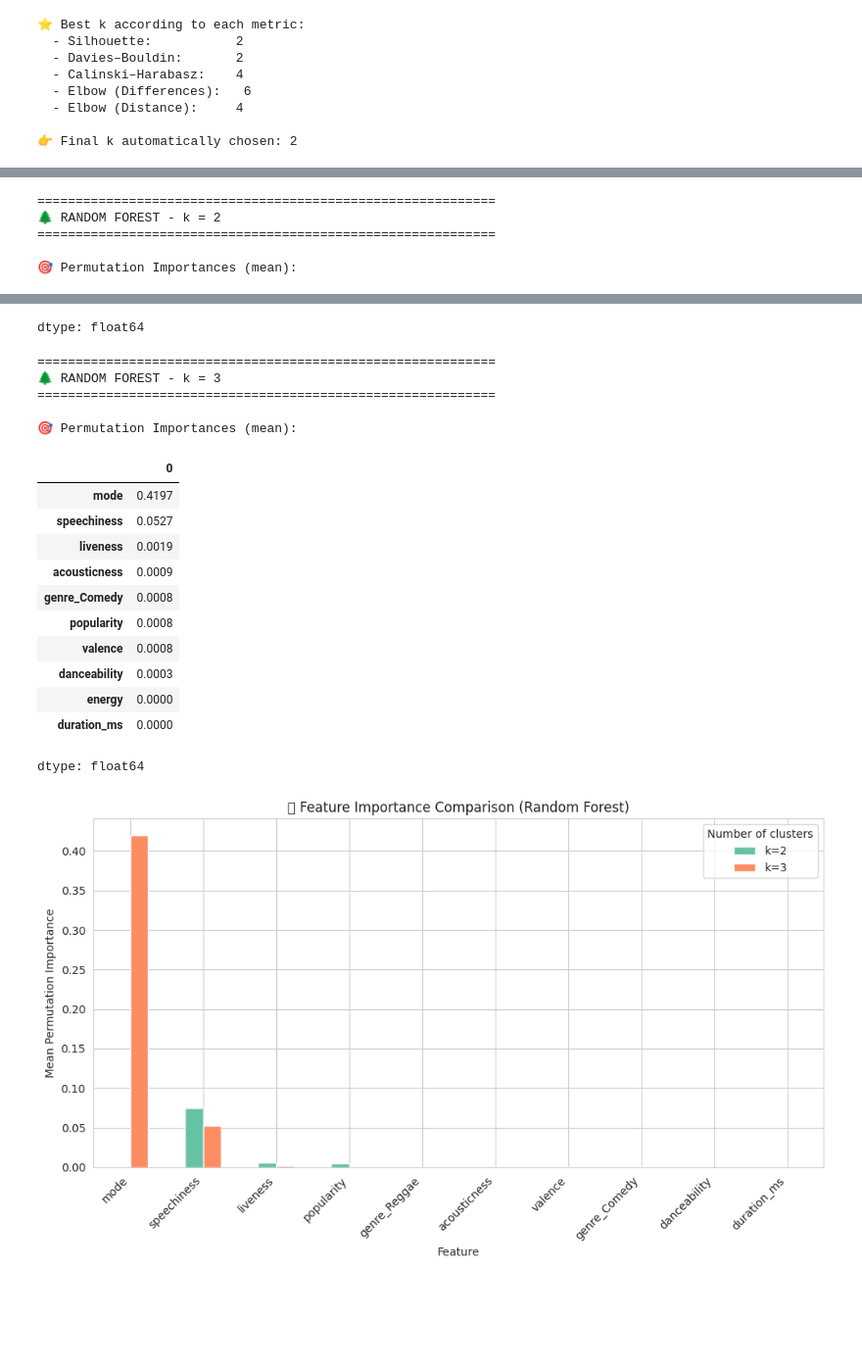
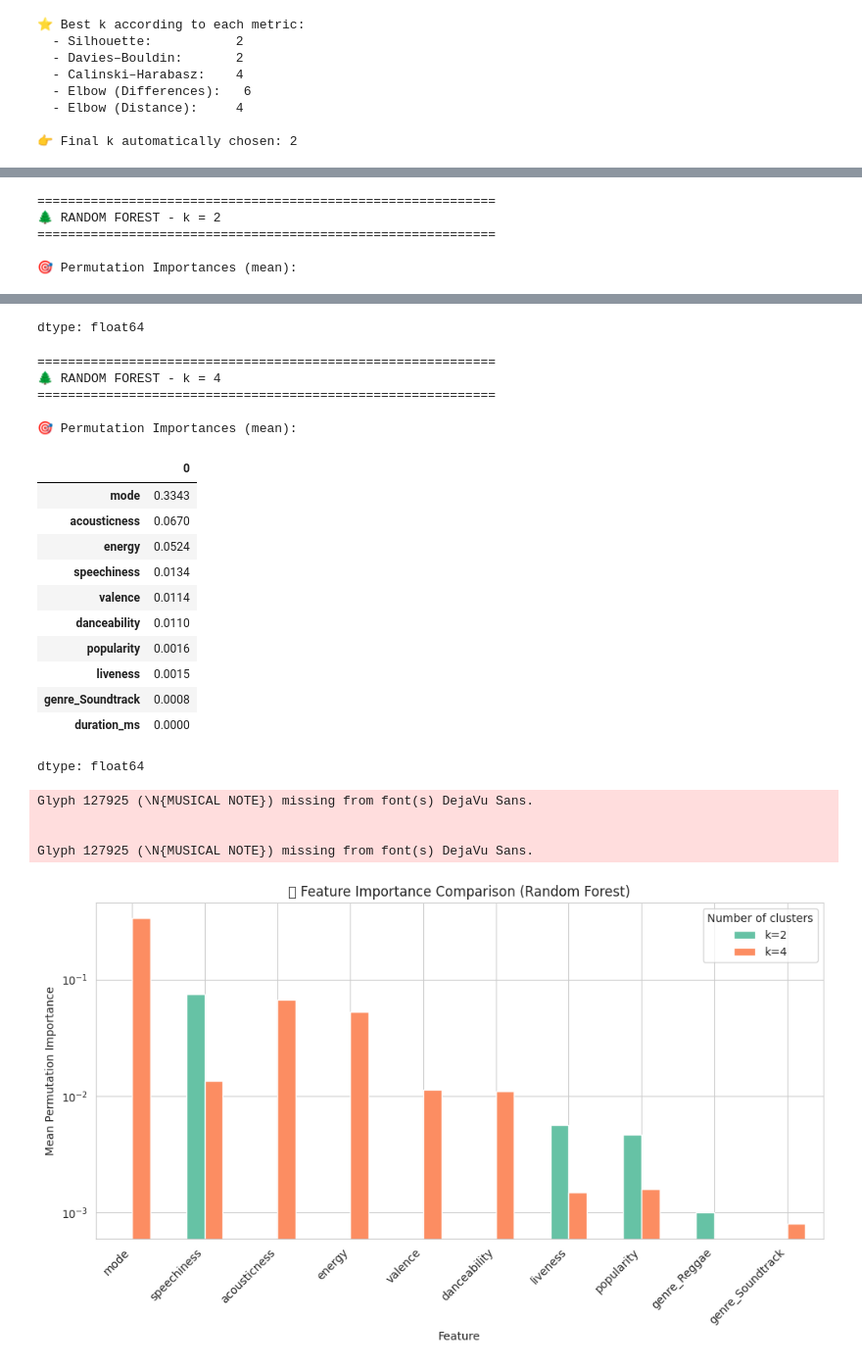
Before and after one commit to edgarcarlos/scientific-vis, a Jupyter notebook: assignment_1.ipynb, the cells around one changed output, grey strips where cells are left out. Shown at 98% size. Drawn from its saved outputs; the diff is of its cells as text; code cells hidden in the pictures; blank space fills up the shorter version.

```diff
--- a/assignment_1.ipynb
+++ b/assignment_1.ipynb
@@ -80,7 +98,7 @@ numeric_features = [
 ]
 
 
-
+X['genre_orig'] = X['genre'] # keep the original for chi-square
 # One-hot encoding for 'genre'
 X_cat = pd.get_dummies(X[categorical_features], prefix=categorical_features)
 
@@ -104,16 +122,15 @@ X_final = pd.concat(
 # Create a new X DataFrame containing only the numeric and one-hot encoded features
 X = pd.concat(
     [X[numeric_features + binary_features].reset_index(drop=True), # Use original numeric and binary features (now numeric)
-     X_cat.reset_index(drop=True)],
+     X_cat.reset_index(drop=True),
+     X['genre_orig'].reset_index(drop=True)],
     axis=1
 )
 
-
 print("\n✅ Dataset ready for clustering!")
 print("Final shape:", X_final.shape)
-print("First columns:", X_final.columns[:10].tolist())
+print("First columns:", X_final.columns[:15].tolist())
 print("\nShape of DataFrame X for visualizations:", X.shape)
-
 
 # Standardized matrix (numpy) for K-Means
 X_scaled = X_final.values
@@ -498,6 +587,6 @@ analyze_k(3)
 # %%
 # ---------------------------------------------
-# 5. Random Forest importance for k=2 and k=3 (with one-hot encoding)
+# 5. Random Forest importance for k=2 and k=4 (with one-hot encoding)
 # ---------------------------------------------
 from sklearn.ensemble import RandomForestClassifier
 from sklearn.inspection import permutation_importance
@@ -509,25 +598,24 @@ def rf_importance_for_k(k_val):
 
     # Clustering
     km = KMeans(n_clusters=k_val, random_state=0)
-    clusters = km.fit_predict(X_scaled) # X_scaled contains all the features (numeric scaled + binary + one-hot encoded)
+    clusters = km.fit_predict(X_scaled)  # X_scaled contains all features (numeric scaled + binary + one-hot encoded)
 
-    # X_scaled already contains all features needed for the RF model
-    # We need the column names corresponding to X_scaled
+    # Feature names from X_final
     feature_names = X_final.columns.tolist()
 
-    # Create a DataFrame with the scaled data and correct column names
+    # DataFrame with proper column names
     X_full = pd.DataFrame(X_scaled, columns=feature_names)
     X_full[f'cluster_{k_val}'] = clusters
 
-    # Feature + target
+    # Feature matrix and target
     X_feats = X_full.drop(columns=[f'cluster_{k_val}'])
     y = X_full[f'cluster_{k_val}']
 
-    # Train the Random Forest
+    # Train Random Forest
     rf = RandomForestClassifier(n_estimators=200, random_state=0)
     rf.fit(X_feats, y)
 
-    # Calculate permutation importances
+    # Permutation importances
     perm = permutation_importance(rf, X_feats, y, n_repeats=10, random_state=0)
     importances = pd.Series(perm.importances_mean, index=X_feats.columns).sort_values(ascending=False)
 
@@ -536,62 +624,88 @@ def rf_importance_for_k(k_val):
 
     return importances
 
-# Calculate importances for k=2 and k=3
+# Calculate importances for k=2 and k=4
 importances_k2 = rf_importance_for_k(2)
-importances_k3 = rf_importance_for_k(3)
+importances_k4 = rf_importance_for_k(4)
 
 # ---------------------------------------------
 # 🔹 Comparative visualization
 # ---------------------------------------------
 imp_compare = pd.DataFrame({
     'k=2': importances_k2,
-    'k=3': importances_k3
+    'k=4': importances_k4
 }).fillna(0)
 
 top_feats = imp_compare.sum(axis=1).sort_values(ascending=False).head(10).index
 imp_top = imp_compare.loc[top_feats]
 
-imp_top.plot(kind='bar', figsize=(10,6))
+imp_top.plot(kind='bar', figsize=(10,6), logy=True)
 plt.title("🎵 Feature Importance Comparison (Random Forest)")
 plt.ylabel("Mean Permutation Importance")
 plt.xlabel("Feature")
 plt.xticks(rotation=45, ha='right')
 plt.legend(title="Number of clusters")
 plt.tight_layout()
 plt.show()
+
+# # 🔹 Separate plot for k=2
+# importances_k2.sort_values(ascending=False).head(10).plot(
+#     kind='bar', figsize=(8,5), color='steelblue', logy=True
+# )
+# plt.title("🌲 Feature Importance (k = 2, log scale)")
+# plt.ylabel("Mean Permutation Importance (log scale)")
+# plt.xlabel("Feature")
+# plt.xticks(rotation=45, ha='right')
+# plt.tight_layout()
+# plt.show()
+
+# # 🔹 Separate plot for k=4
+# importances_k4.sort_values(ascending=False).head(10).plot(
+#     kind='bar', figsize=(8,5), color='orange', logy=True
+# )
+# plt.title("🌲 Feature Importance (k = 4, log scale)")
+# plt.ylabel("Mean Permutation Importance (log scale)")
+# plt.xlabel("Feature")
+# plt.xticks(rotation=45, ha='right')
+# plt.tight_layout()
+# plt.show()
 # %% [output]
 ============================================================
 🌲 RANDOM FOREST - k = 2
 ============================================================
 
 🎯 Permutation Importances (mean):
 |  | 0 |
 | speechiness | 0.0748 |
 | liveness | 0.0056 |
 | popularity | 0.0047 |
 | genre_Reggae | 0.0010 |
 | acousticness | 0.0000 |
 | energy | 0.0000 |
 | danceability | 0.0000 |
 | valence | 0.0000 |
 | mode | 0.0000 |
 | genre_A Capella | 0.0000 |
 dtype: float64
 ============================================================
-🌲 RANDOM FOREST - k = 3
+🌲 RANDOM FOREST - k = 4
 ============================================================
 
 🎯 Permutation Importances (mean):
 |  | 0 |
-| mode | 0.4197 |
-| speechiness | 0.0527 |
-| liveness | 0.0019 |
-| acousticness | 0.0009 |
-| genre_Comedy | 0.0008 |
-| popularity | 0.0008 |
-| valence | 0.0008 |
-| danceability | 0.0003 |
-| energy | 0.0000 |
+| mode | 0.3343 |
+| acousticness | 0.0670 |
+| energy | 0.0524 |
+| speechiness | 0.0134 |
+| valence | 0.0114 |
+| danceability | 0.0110 |
+| popularity | 0.0016 |
+| liveness | 0.0015 |
+| genre_Soundtrack | 0.0008 |
 | duration_ms | 0.0000 |
 dtype: float64
+Glyph 127925 (\N{MUSICAL NOTE}) missing from font(s) DejaVu Sans.
+
+
+Glyph 127925 (\N{MUSICAL NOTE}) missing from font(s) DejaVu Sans.
-[figure, old version]
+[figure, new version]
```
Also changed, not shown: parts of 21 cells of this notebook, 1 other file.
